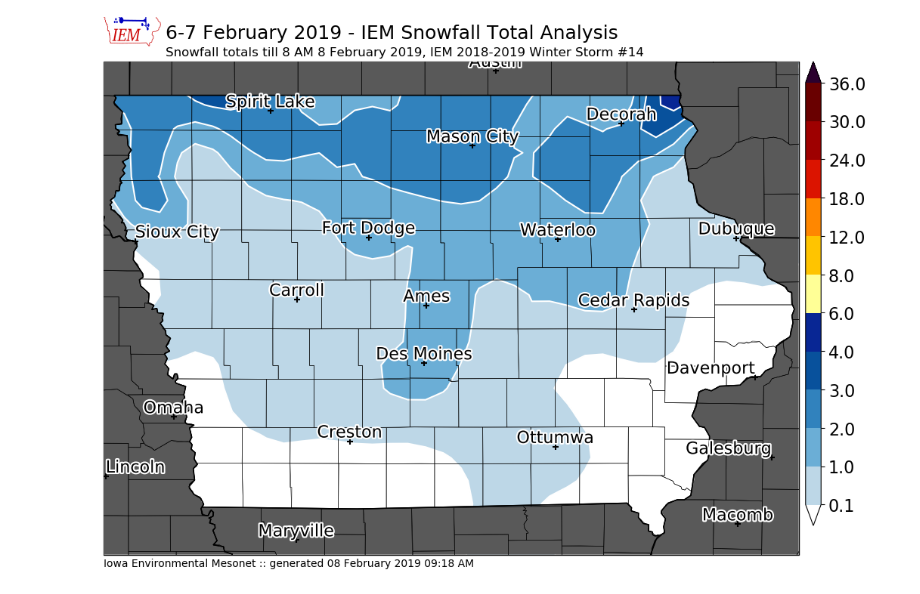
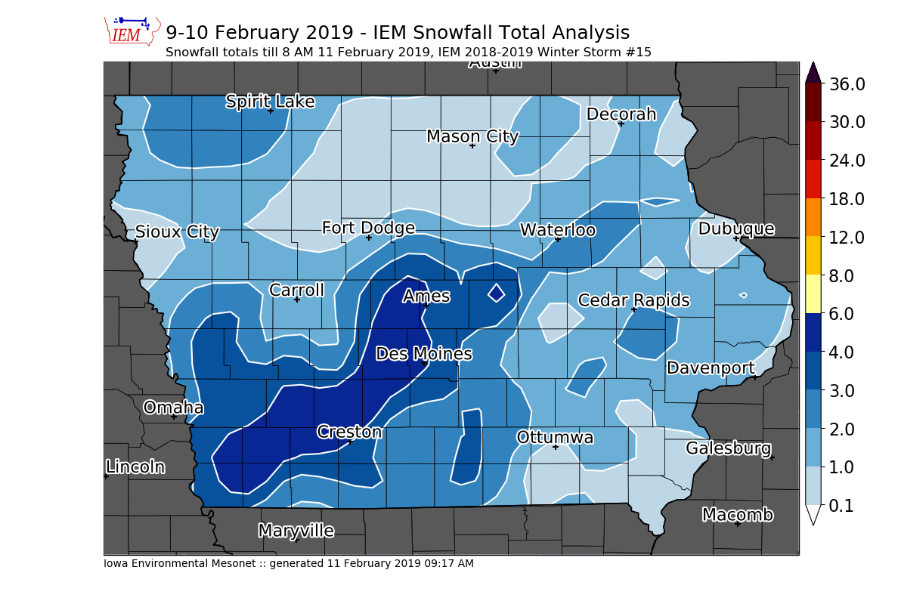
Before and after one commit to akrherz/DEV, a Jupyter notebook: coop/feature_snowfall_analysis.ipynb, the cells around one changed output. Drawn from its saved outputs; the diff is of its cells as text; code cells hidden in the pictures.

Commit message:
winter storm 15

```diff
--- a/coop/feature_snowfall_analysis.ipynb
+++ b/coop/feature_snowfall_analysis.ipynb
@@ -1,7 +1,7 @@
 # %%
 ####################
 # vvvvvvvvvvvvvvvvvvvvvvvvv
-STORM_NUMBER = 14
+STORM_NUMBER = 15
 SEASON = "1819"
 # ^^^^^^^^^^^^^^^^^^^^^^^^^
 ####################
@@ -78,8 +78,8 @@ def get_coop(dates):
     IEM.close()
     return data
 
-crows = get_coop( ['2019-02-08', '2019-02-09'] )
-sts = utc(2019, 2, 7, 15)
+crows = get_coop( ['2019-02-10', '2019-02-11'] )
+sts = utc(2019, 2, 10, 18)
 ets = utc(2019, 2, 28, 12, 0)
 lrows = get_lsrs(sts, ets)
 
@@ -127,12 +127,9 @@ Found 766 observations (571 coop/195 lsrs) for consideration
 # %%
-cull = ['l148', 'SIBI4', 'IA-HD-5', 'DVNI4', 'MABM5', 'RANI4']
+cull = ['HSII4', 'l25', 'IA-AP-8', 'l114', 'DMX', 'LORI4', 'NHPI4', 'CINI4', 'l131', 'POCI4', 'PERI4', 'DAKI4', 'IA-PC-8', 'CKPI4', 'EVYI4']
 if cull:
     dfall.at[cull, 'useme'] = False
 
 hardcode = [
-    ('RKWI4', 0.7),
-    ('IA-PA-5', 2.),
-    ('GTTI4', 0.5),
 
            ]
 for sid, val in hardcode:
@@ -206,15 +203,15 @@ Attributes:
 # %%
 # now we are ready to plot!
 
 m = MapPlot(sector='iowa',
-            title='6-7 February 2019 - IEM Snowfall Total Analysis',
-            subtitle=("Snowfall totals till 8 AM 8 February 2019, "
+            title='9-10 February 2019 - IEM Snowfall Total Analysis',
+            subtitle=("Snowfall totals till 8 AM 11 February 2019, "
                       "IEM 2018-2019 Winter Storm #%s") % (STORM_NUMBER, ))
 vals = m.contourf(grid.longitude, grid.latitude, grid.vals, clevs, cmap=cmap)
 np.save("%s_events/%s_%s.npy" % (SEASON, SEASON, STORM_NUMBER), vals)
 #m.plot_values(np.array(df2.lon), np.array(df2.lat), np.array(df2.val), '%.2f')
 m.drawcounties()
 m.drawcities()
-m.postprocess(filename='190208.png')
+m.postprocess(filename='190211.png')
 # %% [output]
-[figure, old version]
+[figure, new version]
```
Also changed, not shown: parts of 2 cells of this notebook, 1 other file.
